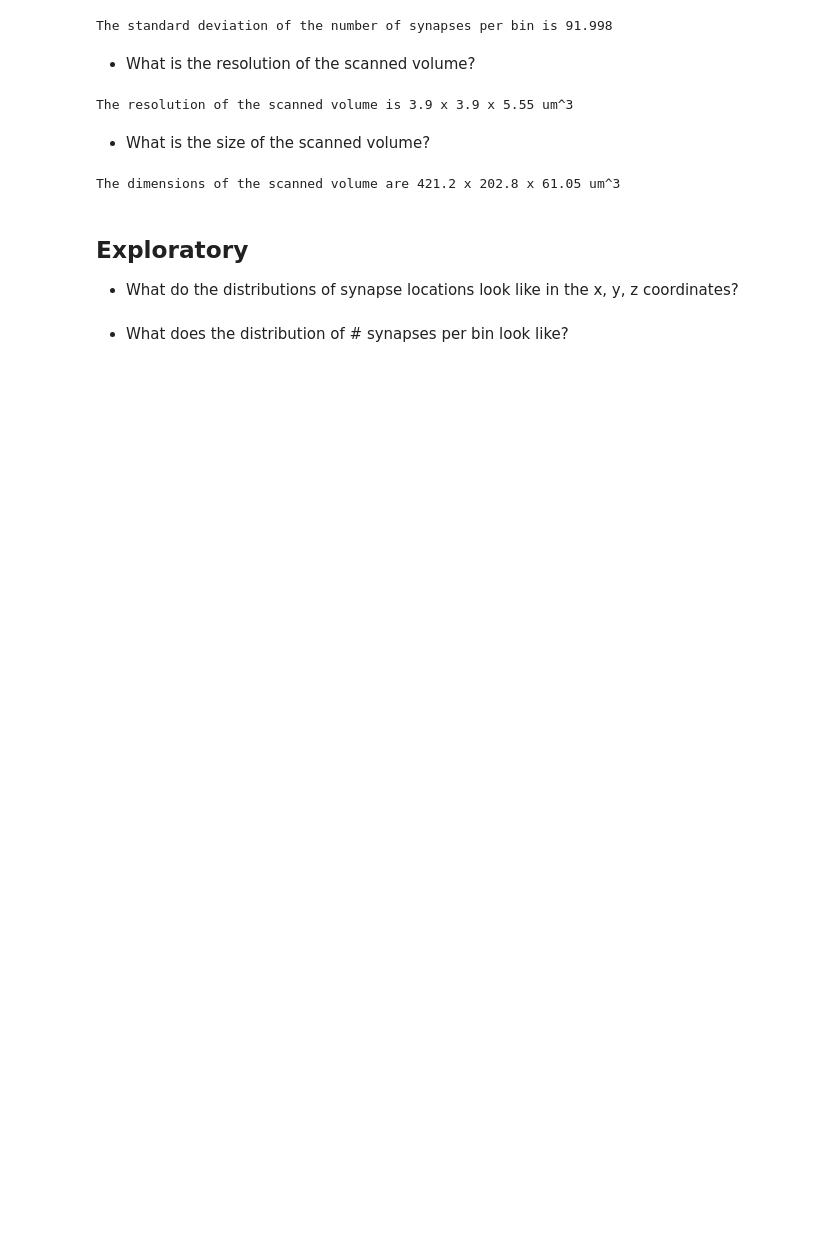
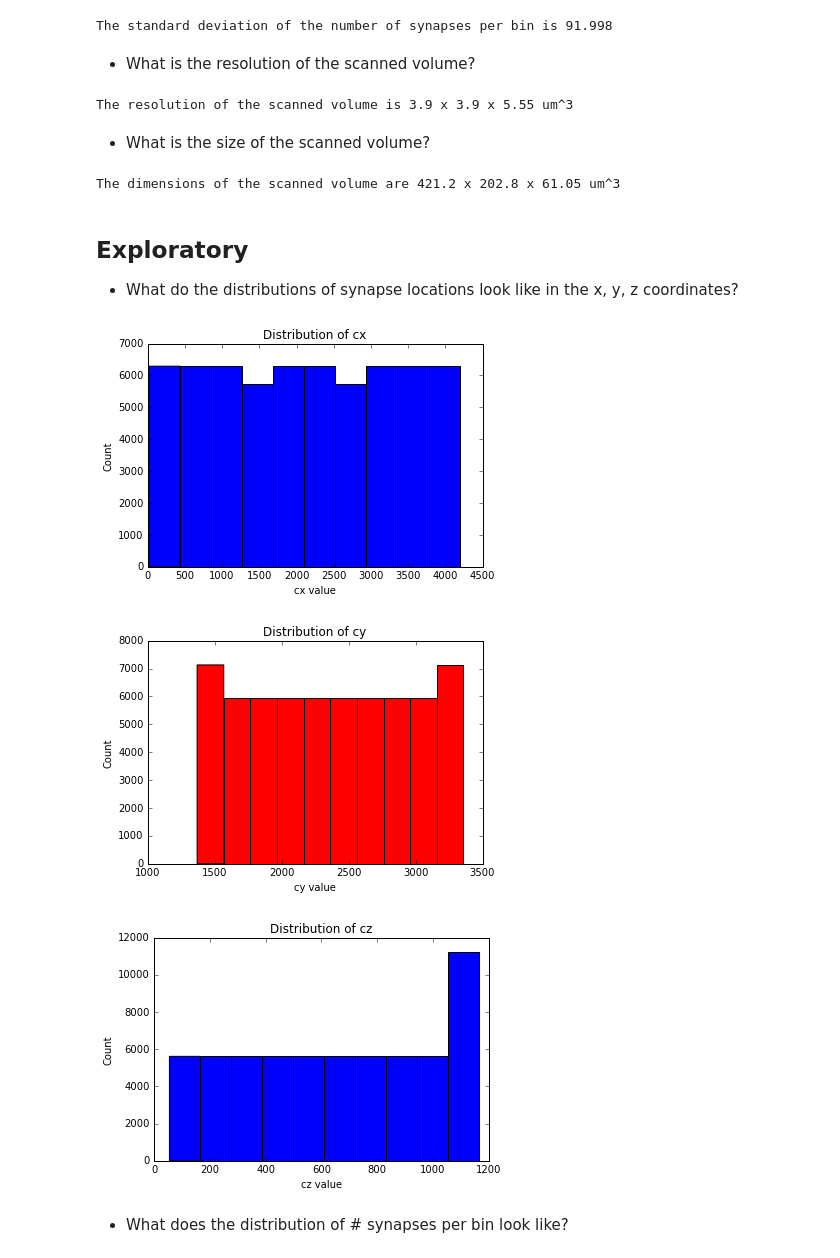
Before and after one commit to Upward-Spiral-Science/chengchang, a Jupyter notebook: Assignment 3.ipynb, the cells around one changed output. Drawn from its saved outputs; the diff is of its cells as text; code cells hidden in the pictures; blank space fills up the shorter version.

```diff
--- a/Assignment 3.ipynb
+++ b/Assignment 3.ipynb
@@ -119,5 +122,33 @@ The dimensions of the scanned volume are 421.2 x 202.8 x 61.05 um^3
 # %% [markdown]
 ## Exploratory
 * What do the distributions of synapse locations look like in the x, y, z coordinates?
+# %%
+fig_x = plt.figure()
+ax = fig_x.add_subplot(111)
+ax.hist(df['cx'], bins = 10, range = (df['cx'].min(), df['cx'].max()))
+plt.title('Distribution of cx')
+plt.xlabel('cx value')
+plt.ylabel('Count')
+plt.show()
+
+fig_y = plt.figure()
+ay = fig_y.add_subplot(111)
+ay.hist(df['cy'], bins = 10, range = (df['cy'].min(), df['cy'].max()))
+plt.title('Distribution of cy')
+plt.xlabel('cy value')
+plt.ylabel('Count')
+plt.show()
+
+fig_z = plt.figure()
+az = fig_z.add_subplot(111)
+az.hist(df['cz'], bins = 10, range = (df['cz'].min(), df['cz'].max()))
+plt.title('Distribution of cz')
+plt.xlabel('cz value')
+plt.ylabel('Count')
+plt.show()
+# %% [output]
+[figure, added]
+[figure, added]
+[figure, added]
 # %% [markdown]
 * What does the distribution of # synapses per bin look like?
```
Also changed, not shown: parts of 4 cells of this notebook, 1 other file.
